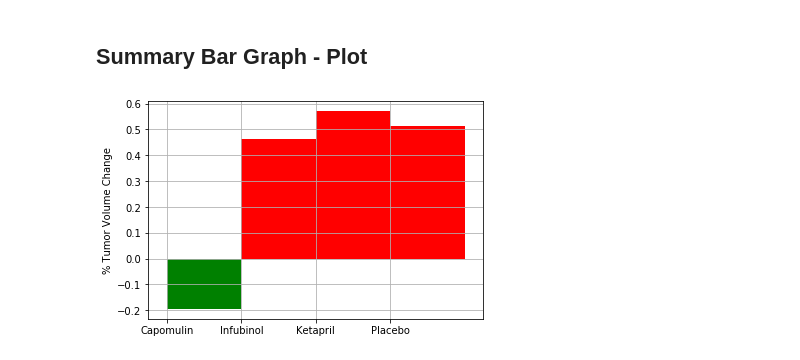
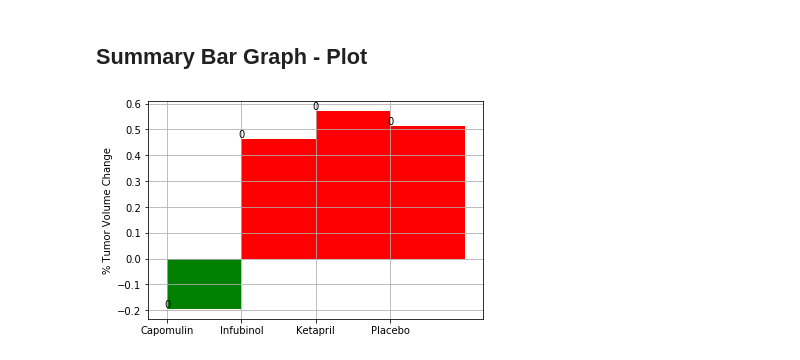
Before and after one commit to TrevorLovesMommy/matplotlib-challenge, a Jupyter notebook: Pymaceuticals/02-Homework_05-Matplotlib_Instructions_Pymaceuticals_pymaceuticals_starter.ipynb, the cells around one changed output. Saved outputs shown, nothing was run; the diff lists cells and outputs as text; code cells hidden in the pictures.

```diff
--- a/Pymaceuticals/02-Homework_05-Matplotlib_Instructions_Pymaceuticals_pymaceuticals_starter.ipynb
+++ b/Pymaceuticals/02-Homework_05-Matplotlib_Instructions_Pymaceuticals_pymaceuticals_starter.ipynb
@@ -370,26 +370,33 @@ tumor_change
 # %%
 #color bars - code from stack overflow
 #https://stackoverflow.com/questions/22311139/matplotlib-bar-chart-choose-color-if-value-is-positive-vs-value-is-negative
 #fig, ax = plt.subplots()
 
 tumor_change.plot(kind='bar',x='Drug',y='Tumor Volume Change',
                   rot=0, legend = None,  width=1.0, align = "edge",
                   color=(tumor_change['Tumor Volume Change'] < 0).map({True: 'g', False: 'r'}))
 
-
+#formatting code from
+#https://www.machinelearningplus.com/plots/top-50-matplotlib-visualizations-the-master-plots-python/#34.-Bar-Chart
+for i, val in enumerate(tumor_change['Tumor Volume Change'].values):
+    plt.text(i, val, int(val), horizontalalignment='center',
+             verticalalignment='bottom')
 
 plt.grid(alpha=1)
 plt.xlabel("")
 plt.ylabel("% Tumor Volume Change")
 plt.grid(alpha=1)
 plt.savefig("Images/Tumor_Volume_Change.png")
 plt.show()
 
 
+#try this code for formatting
+#https://www.machinelearningplus.com/plots/top-50-matplotlib-visualizations-the-master-plots-python/#34.-Bar-Chart
+
 #alternative code for plotting bar char
 #tumor_change.plot.bar(x="Drug", y="Tumor Volume Change", rot=0)
 #tumor_change.plot(kind='bar', title ="V comp",figsize=(10,5),legend=True, fontsize=12, color = "red")
 # %% [output]
-[figure, old version]
+[figure, new version]
 # %% [markdown]
 ![Metastatic Spread During Treatment](../Images/change.png)
```
Also changed, not shown: 1 other file.
